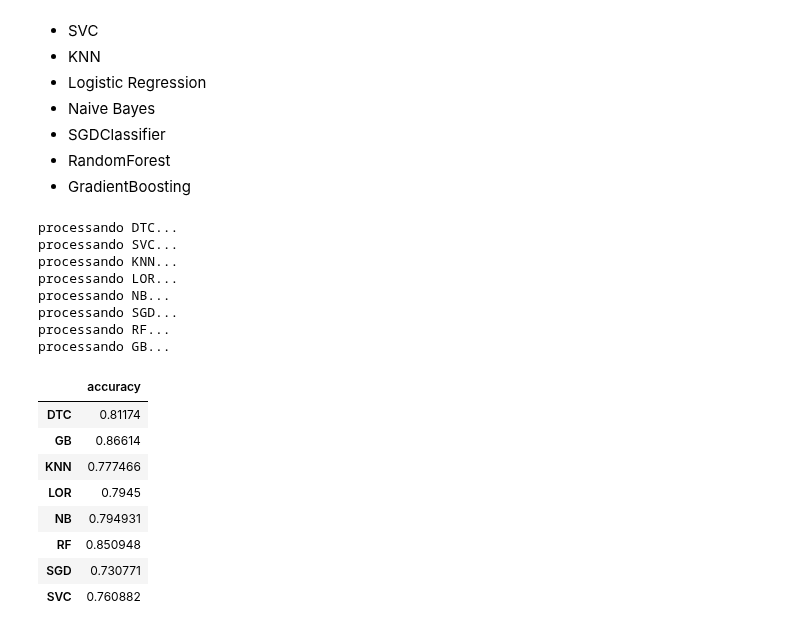
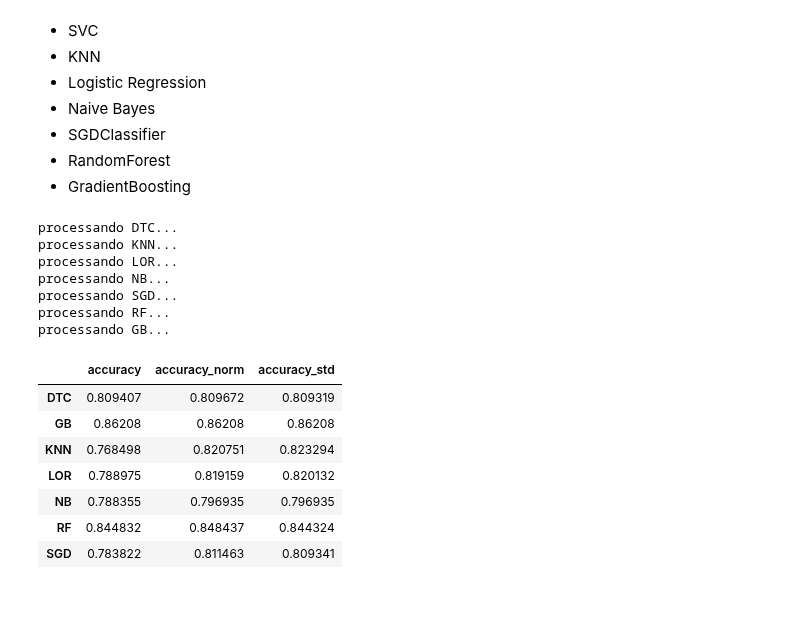
Before and after one commit to ciencia-de-dados-pratica/GEAM, a Jupyter notebook: 006/adults_dataset.ipynb, the cells around one changed output. Drawn from its saved outputs; the diff is of its cells as text; code cells hidden in the pictures; blank space fills up the shorter version.

```diff
--- a/006/adults_dataset.ipynb
+++ b/006/adults_dataset.ipynb
@@ -64,6 +67,9 @@ data.head(10)
 | 7 | 52 | Self-emp-not-inc | 209642 | HS-grad | 9 | Married-civ-spouse | Exec-managerial | Husband | ... |
 | 8 | 31 | Private | 45781 | Masters | 14 | Never-married | Prof-specialty | Not-in-family | ... |
 | 9 | 42 | Private | 159449 | Bachelors | 13 | Married-civ-spouse | Exec-managerial | Husband | ... |
+# %%
+data = data.replace(' ?', np.nan)
+data = data.dropna(how='any')
 # %%
 data.describe()
 # %% [output]
@@ -147,19 +155,22 @@ print (y)
 # %%
 resultados = {}
 resultados['DTC'] = { 'model': DecisionTreeClassifier() }
-resultados['SVC'] = { 'model': SVC() }
+#resultados['SVC'] = { 'model': SVC() }
 resultados['KNN'] = { 'model': KNeighborsClassifier() }
 resultados['LOR'] = { 'model': LogisticRegression() }
-resultados['NB'] = { 'model':  naive_bayes.GaussianNB() }
+resultados['NB'] = { 'model':  GaussianNB() }
 resultados['SGD'] = { 'model': SGDClassifier(max_iter=1000) }
 resultados['RF'] = { 'model': RandomForestClassifier() }
 resultados['GB'] = { 'model': GradientBoostingClassifier() }
 # %%
-'1,3,5,6,7,8,9,13'
+norm = MinMaxScaler()
+std = StandardScaler()
+kfold = StratifiedKFold(n_splits=5, random_state=10, shuffle=True)
 for key in resultados:
     print('processando {}...'.format(key))
-    kfold = StratifiedKFold(n_splits=10, random_state=10, shuffle=True)
-    resultados[key]['accuracys'] = []
+    accuracys = []
+    accuracys_norm = []
+    accuracys_std = []
     for idx_train, idx_test in kfold.split(X,y):
         X_train, X_test, y_train, y_test = X[idx_train], X[idx_test],y[idx_train], y[idx_test]
         X_train[:,1] = labelEnconder.fit_transform(X_train[:,1])
@@ -178,13 +189,24 @@ for key in resultados:
         X_test[:,9] = labelEnconder.transform(X_test[:,9])
         X_train[:,13] = country_le.transform(X_train[:,13])
         X_test[:,13] = country_le.transform(X_test[:,13])
+        X_train_norm = norm.fit_transform(X_train)
+        X_test_norm = norm.transform(X_test)
+        X_train_std = std.fit_transform(X_train)
+        X_test_std = std.transform(X_test)
+        resultados[key]['model'].fit(X_train_norm, y_train)
+        y_pred_norm = resultados[key]['model'].predict(X_test_norm)
+        accuracys_norm.append(accuracy_score(y_test, y_pred_norm))
+        resultados[key]['model'].fit(X_train_std, y_train)
+        y_pred_std = resultados[key]['model'].predict(X_test_std)
+        accuracys_std.append(accuracy_score(y_test, y_pred_std))
         resultados[key]['model'].fit(X_train, y_train)
-        resultados[key]['y_pred'] = resultados[key]['model'].predict(X_test)
-        resultados[key]['accuracys'].append(accuracy_score(y_test, resultados[key]['y_pred']))
-    resultados[key]['accuracy'] = np.mean(resultados[key]['accuracys'])
+        y_pred = resultados[key]['model'].predict(X_test)
+        accuracys.append(accuracy_score(y_test, y_pred))
+    resultados[key]['accuracy'] = np.mean(accuracys)
+    resultados[key]['accuracy_norm'] = np.mean(accuracys_norm)
+    resultados[key]['accuracy_std'] = np.mean(accuracys_std)
 # %% [output]
 processando DTC...
-processando SVC...
 processando KNN...
 processando LOR...
 processando NB...
@@ -193,18 +215,17 @@ processando RF...
 processando GB...
 # %%
 df_T = pd.DataFrame(resultados).T
-df_T = df_T[ ['accuracy'] ]
+df_T = df_T[ ['accuracy','accuracy_norm', 'accuracy_std'] ]
 df_T
 # %% [output]
-|  | accuracy |
-| DTC | 0.81174 |
-| GB | 0.86614 |
-| KNN | 0.777466 |
-| LOR | 0.7945 |
-| NB | 0.794931 |
-| RF | 0.850948 |
-| SGD | 0.730771 |
-| SVC | 0.760882 |
+|  | accuracy | accuracy_norm | accuracy_std |
+| DTC | 0.809407 | 0.809672 | 0.809319 |
+| GB | 0.86208 | 0.86208 | 0.86208 |
+| KNN | 0.768498 | 0.820751 | 0.823294 |
+| LOR | 0.788975 | 0.819159 | 0.820132 |
+| NB | 0.788355 | 0.796935 | 0.796935 |
+| RF | 0.844832 | 0.848437 | 0.844324 |
+| SGD | 0.783822 | 0.811463 | 0.809341 |
 # %%
 df_T.plot(kind='bar', grid=True);
 # %% [output]
```
Also changed, not shown: parts of 7 cells of this notebook.
